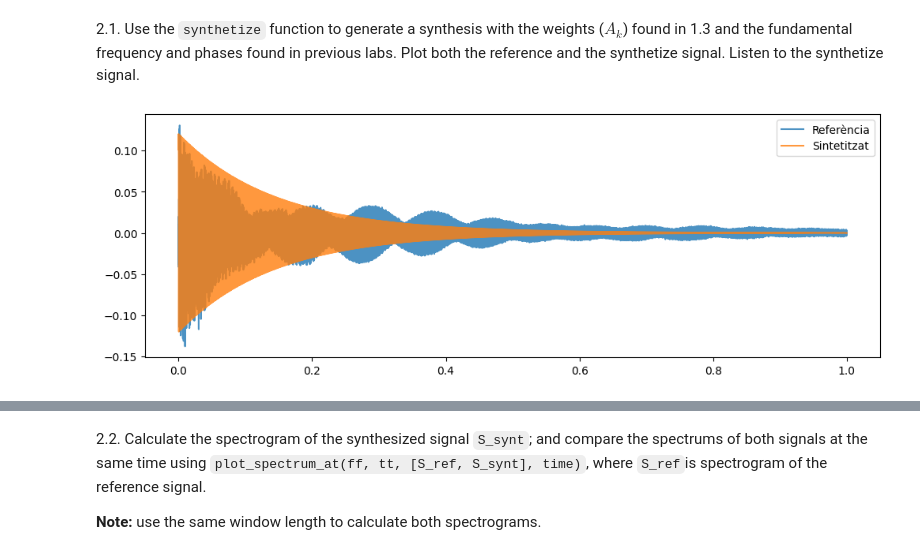
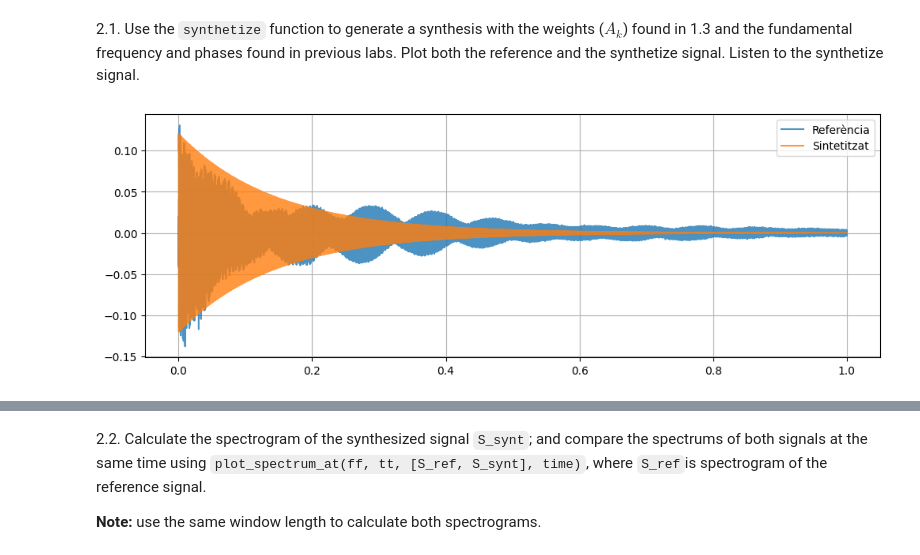
Before and after one commit to martigallego/sis1_group8, a Jupyter notebook: Lab3/Lab3_mar.ipynb, the cells around one changed output, grey strips where cells are left out. Cells and saved outputs as stored; diff of their text form; code cells hidden in the pictures.

```diff
--- a/Lab3/Lab3_mar.ipynb
+++ b/Lab3/Lab3_mar.ipynb
@@ -71,33 +73,34 @@ def synthesize(f0, phi, Ak, t):
 # %%
 f0 = 904.3945   #Freqüència fonamental
 phi = 0         #Fase inicial
 Ak = np.array(weights)
 A_ref = 0.12
 
 t = np.arange(len(ref)) / fs
 
 y_synt = synthesize(f0, phi, Ak, t)
 
 decay_rate = 7
 envolvent = np.exp(-decay_rate * t)
 y_synt *= envolvent
 
 if np.max(np.abs(y_synt)) > 0:
     y_synt = A_ref * y_synt / np.max(np.abs(y_synt))
 
 duration = 1.4
 samples = int(duration * fs)
 
 idx_end = fs
 plt.figure(figsize=(12,4))
 plt.plot(t[:idx_end], ref[:idx_end], label='Referència', alpha=0.8)
 plt.plot(t[:idx_end], y_synt[:idx_end], label='Sintetitzat', alpha=0.8)
 plt.legend()
+plt.grid(True)
 plt.show()
 
 ipd.Audio(y_synt, rate=fs)
 # %% [output]
-[figure, old version]
+[figure, new version]
 [interactive output not drawn]
 # %% [markdown]
 2.2. Calculate the spectrogram of the synthesized signal `S_synt`; and compare the spectrums of both signals at the same time using `plot_spectrum_at(ff, tt, [S_ref, S_synt], time)`, where `S_ref`is spectrogram of the reference signal.
```
Also changed, not shown: parts of 5 cells of this notebook.
